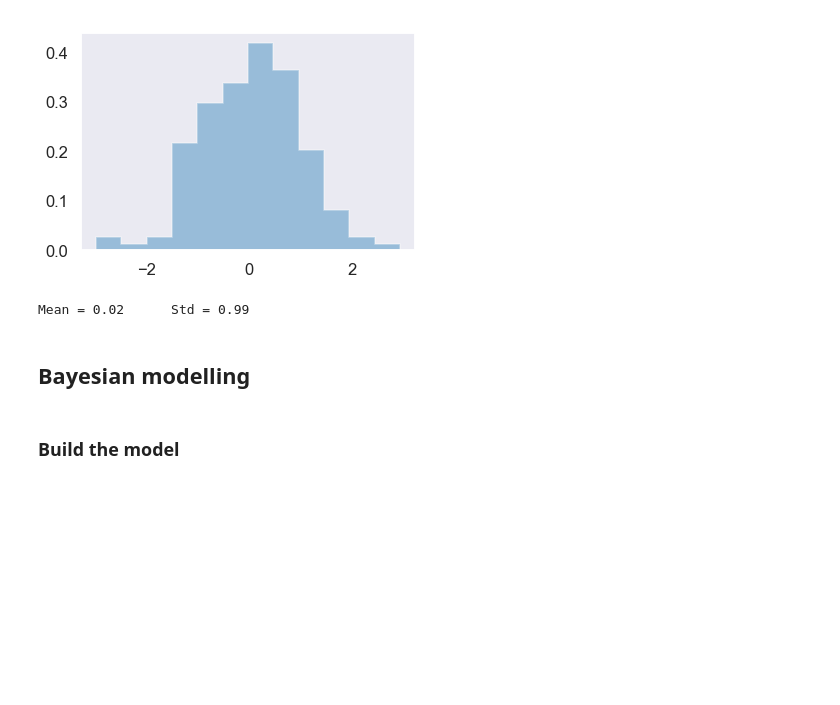
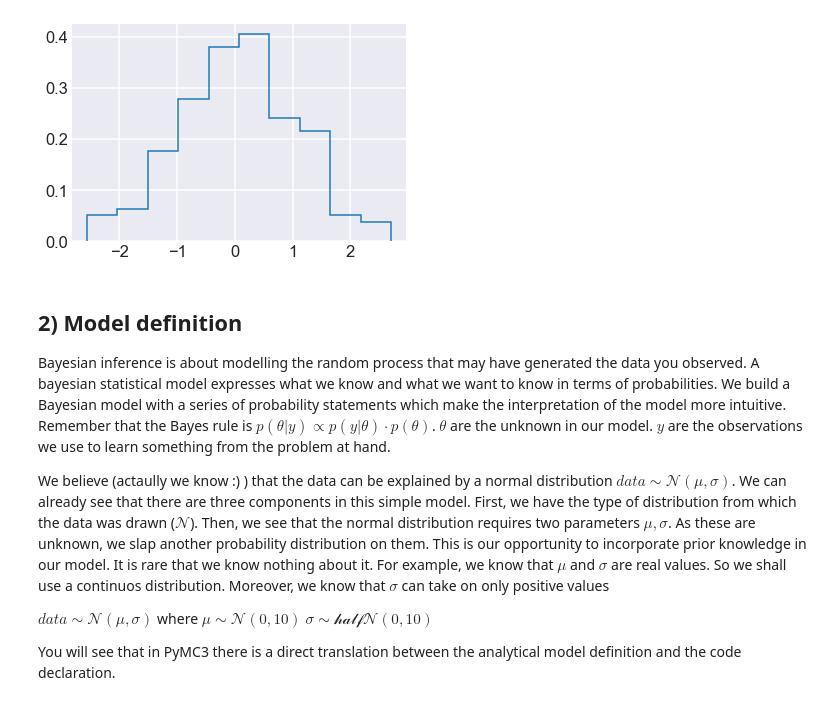
Before and after one commit to JackCaster/Intro_to_PyMC3, a Jupyter notebook: notebooks/00 - Model a normal distribution.ipynb, the cells around one changed output. Cells and saved outputs as stored; diff of their text form; code cells hidden in the pictures; blank space fills up the shorter version.

```diff
--- a/notebooks/00 - Model a normal distribution.ipynb
+++ b/notebooks/00 - Model a normal distribution.ipynb
@@ -44,10 +45,0 @@ Y = np.random.normal(loc=mu_real, scale=sd_real, size=n_samples)
-# %%
-sns.distplot(Y, norm_hist=True, kde=False, hist_kws={'histtype':'stepfilled'});
-# %% [output]
-[figure, removed]
-# %%
-print(f'Mean = {np.mean(Y).round(2)} \t Std = {np.std(Y).round(2)}')
-# %% [output]
-Mean = 0.02      Std = 0.99
-# %% [markdown]
-## Bayesian modelling
@@ -59,5 +46,19 @@ SAMPLES=1000
-# %% [markdown]
-### Build the model
+# %%
+plt.hist(Y, density=True, histtype='step');
+# %% [output]
+[figure, added]
+# %% [markdown]
+## 2) Model definition
+Bayesian inference is about modelling the random process that may have generated the data you observed. A bayesian statistical model expresses what we know and what we want to know in terms of probabilities. We build a Bayesian model with a series of probability statements which make the interpretation of the model more intuitive. Remember that the Bayes rule is $p(\theta|y) \propto p(y|\theta) \cdot p(\theta)$. $\theta$ are the unknown in our model. $y$ are the observations we use to learn something from the problem at hand.
+
+We believe (actaully we know :) ) that the data can be explained by a normal distribution $data\sim\mathcal{N}(\mu, \sigma)$. We can already see that there are three components in this simple model. First, we have the type of distribution from which the data was drawn ($\mathcal{N}$). Then, we see that the normal distribution requires two parameters $\mu, \sigma$. As these are unknown, we slap another probability distribution on them. This is our opportunity to incorporate prior knowledge in our model. It is rare that we know nothing about it. For example, we know that $\mu$ and $\sigma$ are real values. So we shall use a continuos distribution. Moreover, we know that $\sigma$ can take on only positive values
+
+$data\sim\mathcal{N}(\mu, \sigma)$
+where
+$\mu \sim\mathcal{N}(0, 10)$
+$\sigma \sim\mathcal{halfN}(0, 10)$
+
+You will see that in PyMC3 there is a direct translation between the analytical model definition and the code declaration.
 # %%
 with pm.Model() as model:
 
```
Also changed, not shown: parts of 30 cells of this notebook, 8 other files.
